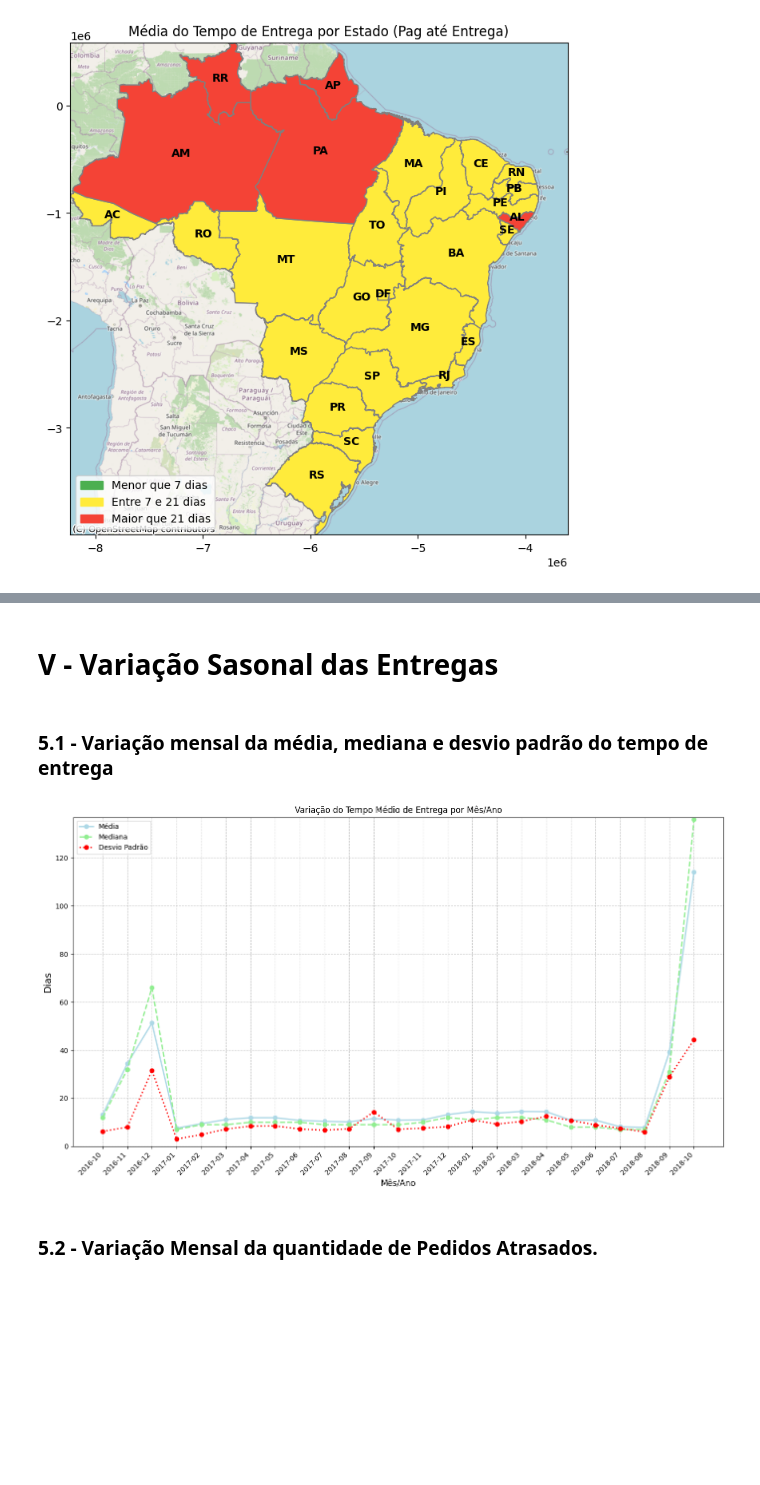
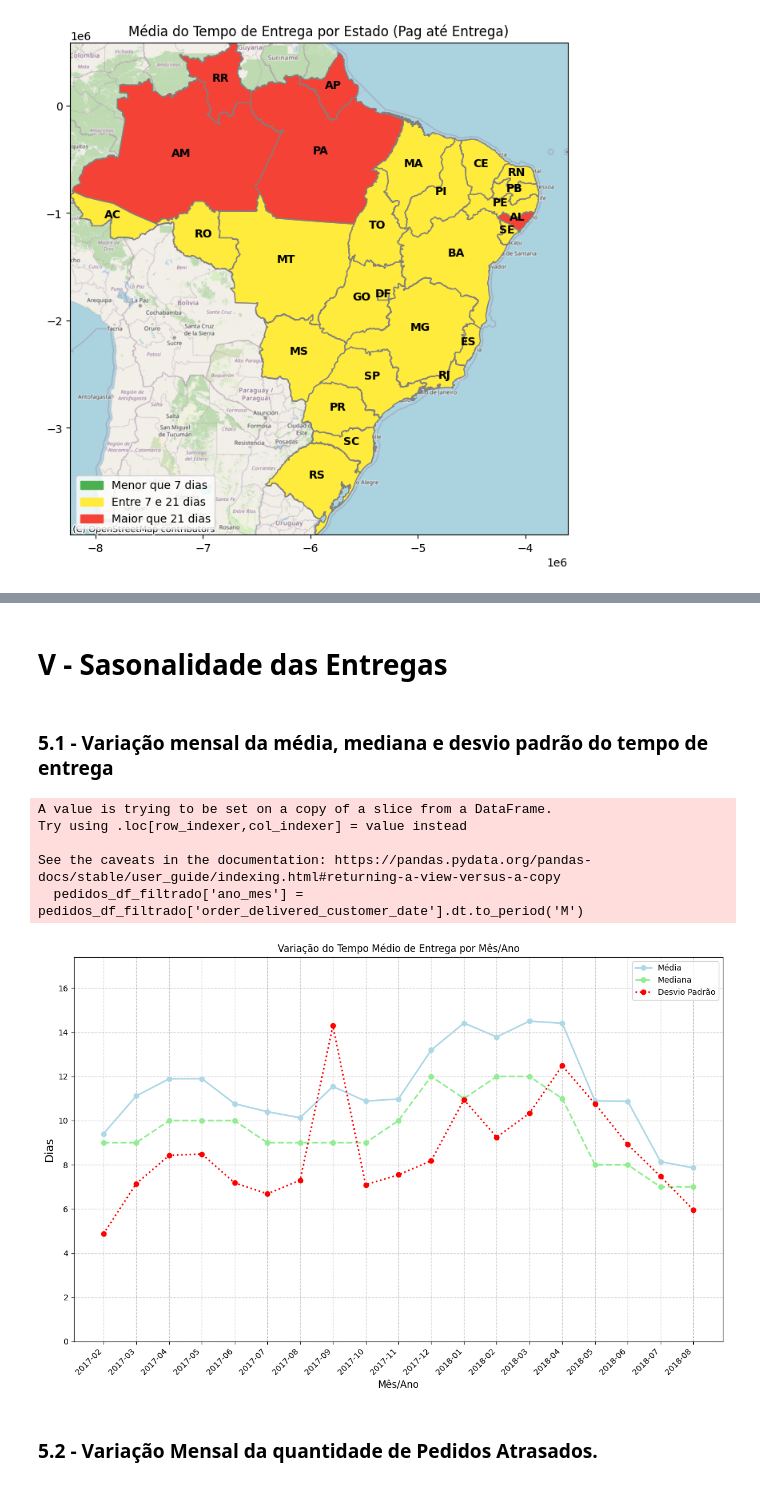
Before and after one commit to datajoedata/e-Commerce-Sales-Analysis-Target-Brazil, a Jupyter notebook: Análise_exploratória_vendas_e_commerce.ipynb, the cells around one changed output, grey strips where cells are left out. Drawn from its saved outputs; the diff is of its cells as text; code cells hidden in the pictures; blank space fills up the shorter version.

```diff
--- a/Análise_exploratória_vendas_e_commerce.ipynb
+++ b/Análise_exploratória_vendas_e_commerce.ipynb
@@ -682,10 +696,10 @@ plt.show()
 # %% [markdown]
 ## 4.1 - Pedidos por Estado
 # %%
-# Merge entre dados de uf entre pedidos_df e clientes_df
-pedidos_df = pedidos_df.merge(clientes_df[['customer_id', 'customer_state']], on='customer_id', how='left')
+if 'customer_state' not in pedidos_df.columns:
+    pedidos_df = pedidos_df.merge(clientes_df[['customer_id', 'customer_state']], on='customer_id', how='left')
 
-# Contar o número de pedidos por estado
+# Contar o número de pedidos por estado no DataFrame filtrado
 pedidos_por_estado = pedidos_df.groupby('customer_state')['order_id'].count().reset_index(name='num_pedidos')
 
 # Exibir os primeiros resultados
@@ -758,21 +768,0 @@ display(tempo_entrega_por_estado.head(3))
-# %%
-# Adicionar uma coluna com o mês e o ano da entrega
-pedidos_df['mes_ano'] = pedidos_df['order_delivered_customer_date'].dt.to_period('M')
-
-# Agrupar por estado e por mês para calcular a média do tempo de entrega ao longo do tempo
-media_tempo_entrega_mes_estado = pedidos_df.groupby(['customer_state', 'mes_ano'])['tempo_entrega'].mean().reset_index()
-
-# Exibir os primeiros resultados
-display(media_tempo_entrega_mes_estado.head())
-
-# Plotar um gráfico de linhas mostrando a tendência do tempo de entrega ao longo do tempo para um estado específico (exemplo: SP)
-plt.figure(figsize=(12, 8))
-estado_especifico = media_tempo_entrega_mes_estado[media_tempo_entrega_mes_estado['customer_state'] == 'SP']
-plt.plot(estado_especifico['mes_ano'].astype(str), estado_especifico['tempo_entrega'], marker='o')
-
-plt.title('Tendência do Tempo de Entrega por Mês - Estado SP')
-plt.xlabel('Mês/Ano')
-plt.ylabel('Tempo Médio de Entrega (dias)')
-plt.xticks(rotation=45)
-plt.grid(True)
-plt.show()
@@ -908,47 +907,61 @@ plot_mapa_atrasos_por_estado()
 # %% [markdown]
-# V - Variação Sasonal das Entregas
+# V - Sasonalidade das Entregas
 # %% [markdown]
 ### 5.1 - Variação mensal da média, mediana e desvio padrão do tempo de entrega
 # %%
-# Criar o DataFrame com estatísticas mensais
-pedidos_df['ano_mes'] = pedidos_df['order_delivered_customer_date'].dt.to_period('M')
+# Certificar que a coluna de datas está no formato datetime
+pedidos_df['order_delivered_customer_date'] = pd.to_datetime(pedidos_df['order_delivered_customer_date'], errors='coerce')
+
+# Definir a regra para meses válidos (exemplo: meses com mais de 300 pedidos)
+meses_validos = pedidos_por_mes[pedidos_por_mes['num_pedidos'] >= 300]['order_delivered_customer_date'].astype(str).tolist()
+
+# Filtrar o DataFrame 'pedidos_df' para conter apenas os meses válidos
+pedidos_df_filtrado = pedidos_df[pedidos_df['order_delivered_customer_date'].dt.to_period('M').astype(str).isin(meses_validos)]
+
+# Criar a coluna 'ano_mes' após a filtragem
+pedidos_df_filtrado['ano_mes'] = pedidos_df_filtrado['order_delivered_customer_date'].dt.to_period('M')
 
 # Agrupa por 'ano_mes' e calcula as estatísticas
-estatisticas_por_mes = pedidos_df.groupby('ano_mes')['tempo_entrega'].agg(['mean', 'median', 'std']).reset_index()
+estatisticas_por_mes = pedidos_df_filtrado.groupby('ano_mes')['tempo_entrega'].agg(['mean', 'median', 'std']).reset_index()
 
 # Renomear colunas
 estatisticas_por_mes.columns = ['Mês/Ano', 'Média (dias)', 'Mediana (dias)', 'Desvio Padrão (dias)']
 
 # Configurar tamanho e estilo do gráfico
-plt.figure(figsize=(14, 8))
+plt.figure(figsize=(12, 8))
 
 # Plotar (Média, Mediana e Desvio Padrão) com ajustes de estilo
 plt.plot(estatisticas_por_mes['Mês/Ano'].astype(str), estatisticas_por_mes['Média (dias)'],
          label='Média', marker='o', color='lightblue', linewidth=2)
 plt.plot(estatisticas_por_mes['Mês/Ano'].astype(str), estatisticas_por_mes['Mediana (dias)'],
          label='Mediana', marker='o', color='lightgreen', linestyle='--', linewidth=2)
 plt.plot(estatisticas_por_mes['Mês/Ano'].astype(str), estatisticas_por_mes['Desvio Padrão (dias)'],
          label='Desvio Padrão', marker='o', color='red', linestyle=':', linewidth=2)
 
 # Adicionar título, eixos e ajustar as legendas
 plt.title('Variação do Tempo Médio de Entrega por Mês/Ano', fontsize=12)
 plt.xlabel('Mês/Ano', fontsize=12)
 plt.ylabel('Dias', fontsize=14)
 
 # Rotacionar os rótulos do eixo X
 plt.xticks(rotation=45, ha='right', fontsize=10)
 plt.yticks(fontsize=10)
 
 # Melhorar a legenda e ajustar o layout
 plt.legend(fontsize=10)
 plt.grid(True, linestyle='--', alpha=0.7)
 
 # Ajustar os limites de visualização (opcional)
 plt.ylim(0, estatisticas_por_mes['Média (dias)'].max() * 1.2)
 
 plt.tight_layout()
 plt.show()
 # %% [output]
+A value is trying to be set on a copy of a slice from a DataFrame.
+Try using .loc[row_indexer,col_indexer] = value instead
+
+See the caveats in the documentation: https://pandas.pydata.org/pandas-docs/stable/user_guide/indexing.html#returning-a-view-versus-a-copy
+  pedidos_df_filtrado['ano_mes'] = pedidos_df_filtrado['order_delivered_customer_date'].dt.to_period('M')
-[figure, old version]
+[figure, new version]
 # %% [markdown]
 ### 5.2 - Variação Mensal da quantidade de Pedidos Atrasados.
```
Also changed, not shown: parts of 37 cells of this notebook.
